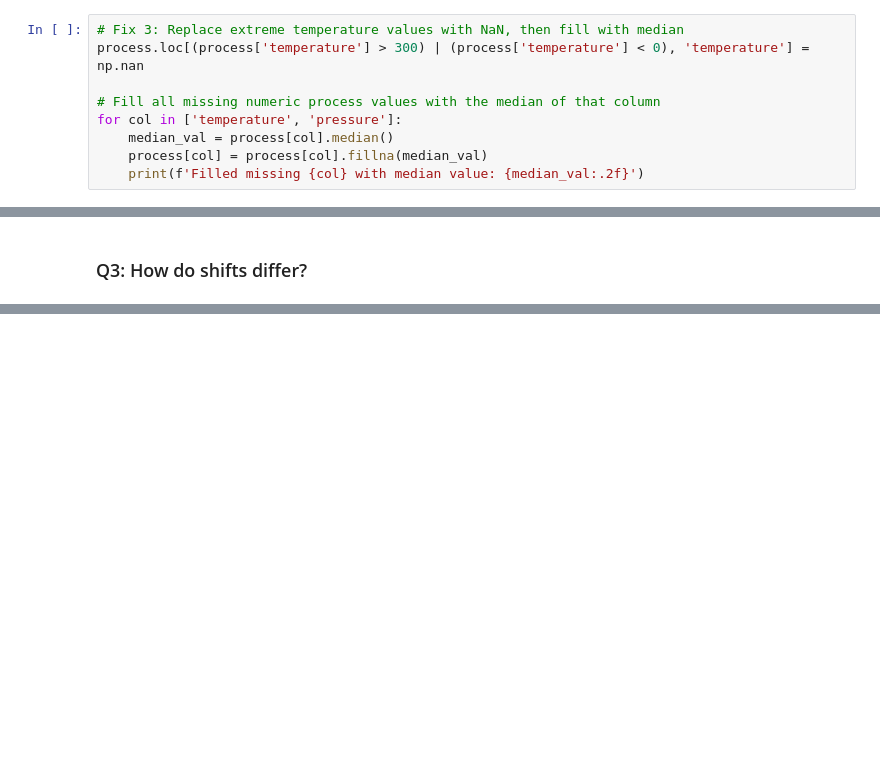
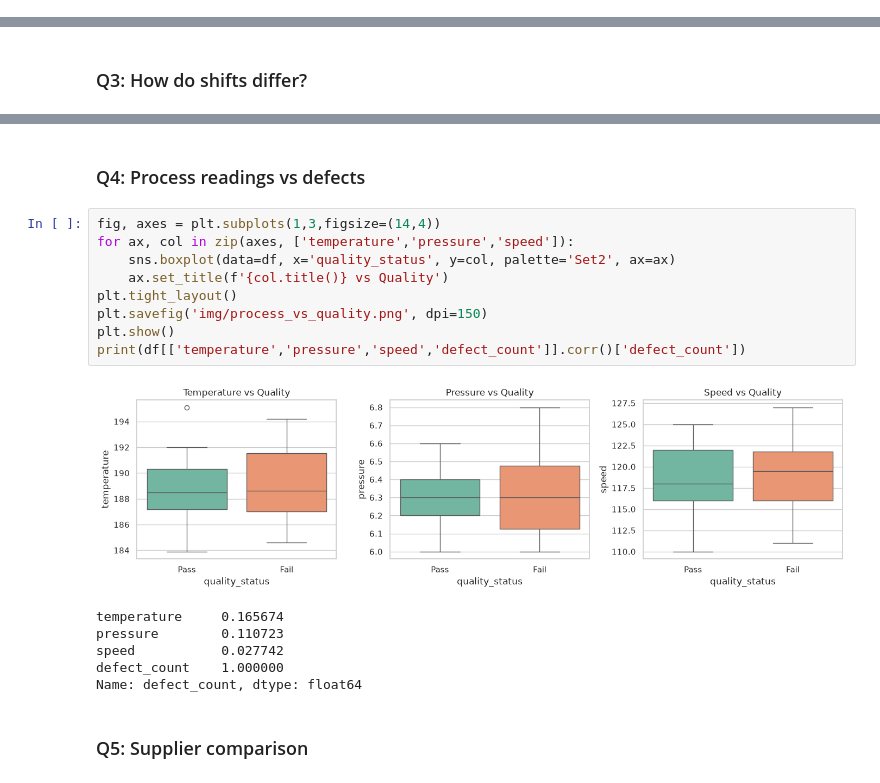
Before and after one commit to SuryaTK2007/DS-SAT, a Jupyter notebook: manufacturing_eda.ipynb, the cells around one changed output, grey strips where cells are left out. Cells and saved outputs as stored; diff of their text form; blank space fills up the shorter version.

```diff
--- a/manufacturing_eda.ipynb
+++ b/manufacturing_eda.ipynb
@@ -287,9 +0,0 @@ Length: 2, dtype: str
-# %%
-# Fix 3: Replace extreme temperature values with NaN, then fill with median
-process.loc[(process['temperature'] > 300) | (process['temperature'] < 0), 'temperature'] = np.nan
-
-# Fill all missing numeric process values with the median of that column
-for col in ['temperature', 'pressure']:
-    median_val = process[col].median()
-    process[col] = process[col].fillna(median_val)
-    print(f'Filled missing {col} with median value: {median_val:.2f}')
@@ -847,0 +267,20 @@ Note: Small dataset (25 rows) - use CV accuracy as the reliable metric.
+# %% [markdown]
+### Q4: Process readings vs defects
+# %%
+fig, axes = plt.subplots(1,3,figsize=(14,4))
+for ax, col in zip(axes, ['temperature','pressure','speed']):
+    sns.boxplot(data=df, x='quality_status', y=col, palette='Set2', ax=ax)
+    ax.set_title(f'{col.title()} vs Quality')
+plt.tight_layout()
+plt.savefig('img/process_vs_quality.png', dpi=150)
+plt.show()
+print(df[['temperature','pressure','speed','defect_count']].corr()['defect_count'])
+# %% [output]
+[figure, added]
+temperature     0.165674
+pressure        0.110723
+speed           0.027742
+defect_count    1.000000
+Name: defect_count, dtype: float64
+# %% [markdown]
+### Q5: Supplier comparison
```
Also changed, not shown: parts of 100 cells of this notebook, 4 other files.
